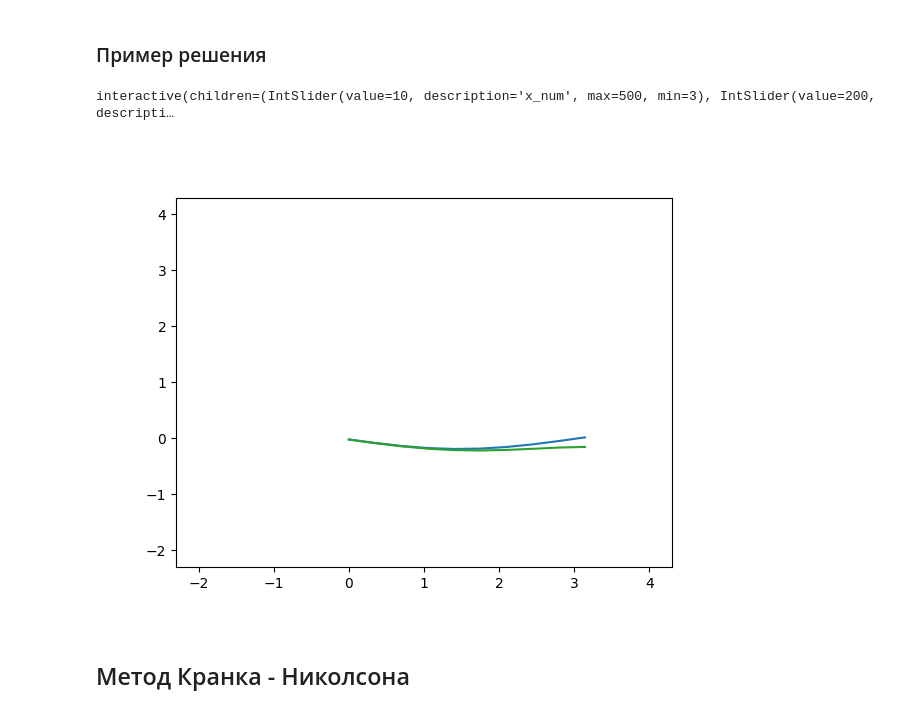
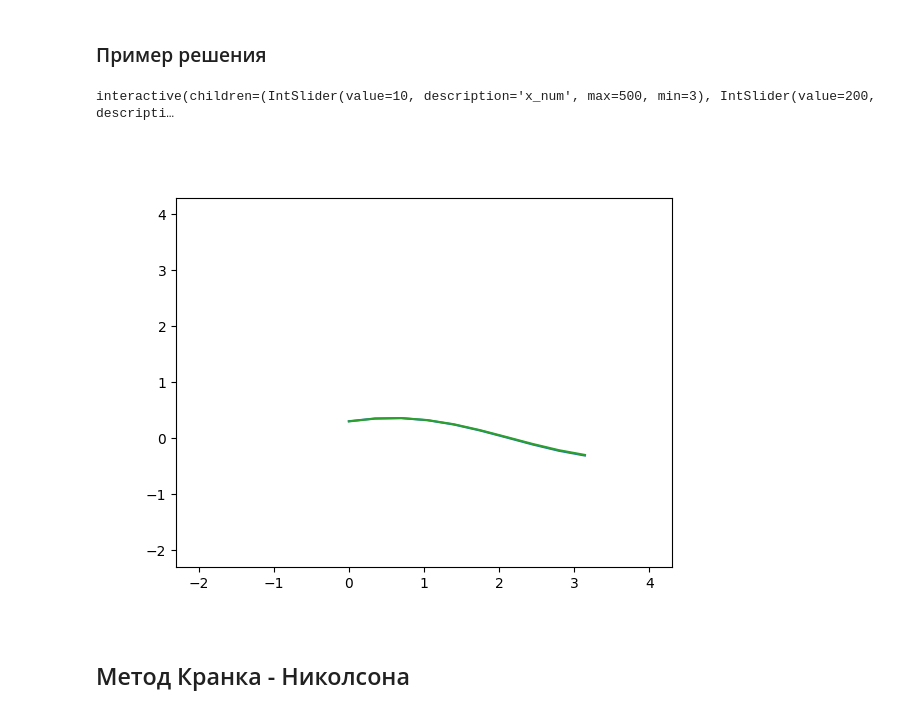
Before and after one commit to AppCrashExpress/num-methods-boogaloo, a Jupyter notebook: lab1/lab1.ipynb, the cells around one changed output. Cells and saved outputs as stored; diff of their text form; code cells hidden in the pictures.

```diff
--- a/lab1/lab1.ipynb
+++ b/lab1/lab1.ipynb
@@ -12,18 +12,19 @@ import warnings
 np.set_printoptions(precision=4)
 
 a = 1/120
-b = 1/120
+b = 1
+c = -1
 
 l = np.pi
 
-alpha, beta  = 1, -1
-gamma, delta = 1, -1
+alpha, beta  = 1, 1
+gamma, delta = 1, 1
 
-get_left_bound = lambda t : -1 * np.exp(-a*t) * (np.cos(b*t) + np.sin(b*t))
-get_right_bound = lambda t : np.exp(-a*t) * (np.cos(b*t) + np.sin(b*t))
-get_initial_values = lambda x : np.cos(x)
+get_left_bound = lambda t : np.exp((c-a) * t) * (np.cos(b*t) + np.sin(b*t))
+get_right_bound = lambda t : -1 * np.exp((c-a) * t) * (np.cos(b*t) + np.sin(b*t))
+get_initial_values = lambda x : np.sin(x)
 
-analit_function = lambda x, t : np.exp(-a*t) * np.cos(x + b*t)
+analit_function = lambda x, t : np.exp((c-a) * t) * np.sin(x + b*t)
 # %%
 %matplotlib widget
 
@@ -101,7 +104,7 @@ def solve_explicit(*, space_start=0.0, space_stop=1.0, space_num=200,
 # %% [markdown]
 ### Пример решения
 # %%
-time_stop = 200.0
+time_stop = 1.0
 fig = plt.figure()
 ax  = fig.add_subplot(1, 1, 1)
 
@@ -148,13 +151,14 @@ def solve_implicit(*, space_start=0.0, space_stop=1.0, space_num=200,
         constr = np.zeros((space_num, ))
 
         lower[1:-1] = w * (a / (space_step*space_step) - b / (2 * space_step))
-        mid[1:-1]   = -w * 2 * a / (space_step*space_step) - 1 / time_step
+        mid[1:-1]   = w * (c - 2 * a / (space_step*space_step)) - 1 / time_step
         upper[1:-1] = w * (a / (space_step*space_step) + b / (2 * space_step))
 
         for x in range(1, space_num - 1):
             diff_coef = a / (space_step*space_step)
             move_coef = b / (2 * space_step)
-            constr[x] = (w - 1) * ( diff_coef * (grid[t, x+1] - 2 * grid[t, x] + grid[t, x-1]) + move_coef * (grid[t, x+1] - grid[t, x-1]) ) - grid[t, x] / time_step
+            infl_coef = c
+            constr[x] = (w - 1) * ( diff_coef * (grid[t, x+1] - 2 * grid[t, x] + grid[t, x-1]) + move_coef * (grid[t, x+1] - grid[t, x-1]) + infl_coef * grid[t, x]) - grid[t, x] / time_step
 
         if approx_type == '1o2p':
             mid[0]    = beta - alpha / space_step
@@ -178,12 +182,12 @@ def solve_implicit(*, space_start=0.0, space_stop=1.0, space_num=200,
 
 
         elif approx_type == '2o2p':
-            mid[0]    = 2*a*a/space_step + space_step/time_step - beta/alpha * (2*a*a - b*space_step)
+            mid[0]    = 2*a*a/space_step + space_step/time_step - c * space_step - beta/alpha * (2*a*a - b*space_step)
             upper[0]  = -2*a*a/space_step
             constr[0] = space_step/time_step * grid[t, 0] - get_left_bound((t+1) * time_step) * (2*a*a - b*space_step)/alpha
 
             lower[-1]  = -2*a*a/space_step
-            mid[-1]    = 2*a*a/space_step + space_step/time_step + delta/gamma * (2*a*a + b*space_step)
+            mid[-1]    = 2*a*a/space_step + space_step/time_step - c * space_step + delta/gamma * (2*a*a + b*space_step)
             constr[-1] = space_step/time_step * grid[t, -1] + get_right_bound((t+1) * time_step) * (2*a*a + b*space_step)/gamma
 
         grid[t+1] = solve_tridiagonal(lower, mid, upper, constr)
@@ -192,14 +196,14 @@ def solve_implicit(*, space_start=0.0, space_stop=1.0, space_num=200,
 # %% [markdown]
 ### Пример решения
 # %%
-time_stop = 200.0
+time_stop = 1.0
 fig = plt.figure()
 ax  = fig.add_subplot(1, 1, 1)
 
 generate_interaction(solve_implicit, fig, ax, time_stop, w=1.0)
 # %% [output]
 interactive(children=(IntSlider(value=10, description='x_num', max=500, min=3), IntSlider(value=200, descripti…
-[figure, old version]
+[figure, new version]
 # %% [markdown]
 ## Метод Кранка - Николсона
 # %% [markdown]
```
Also changed, not shown: parts of 4 cells of this notebook.
